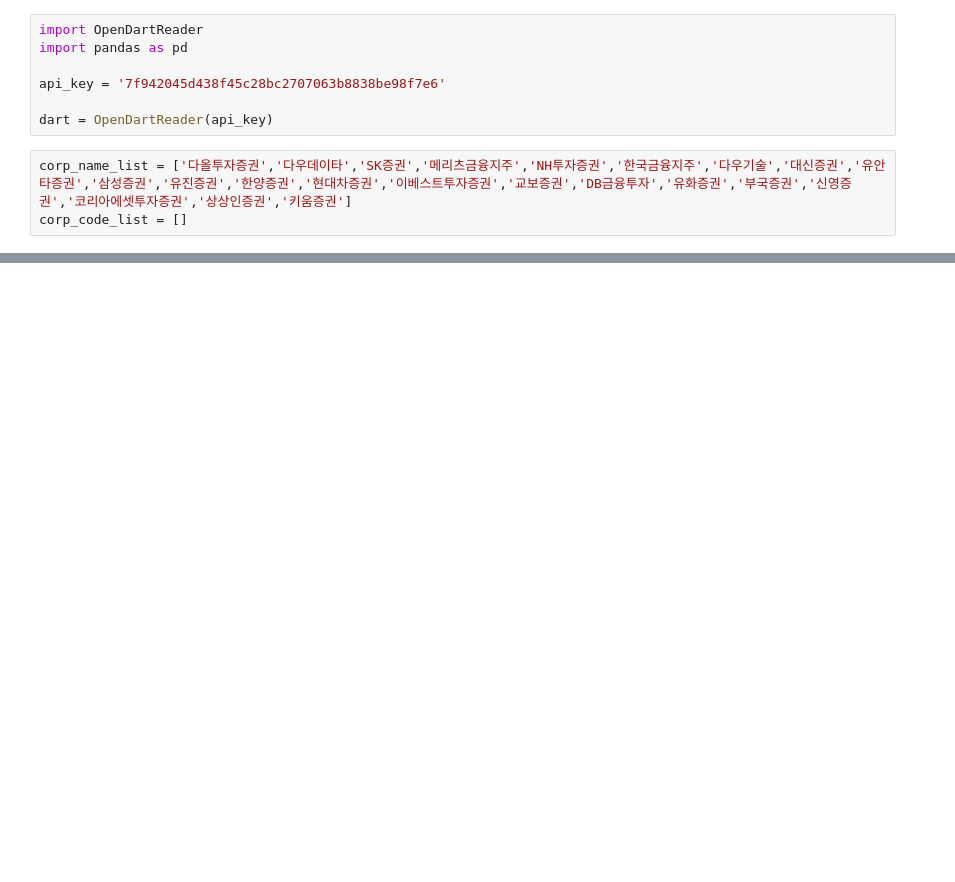
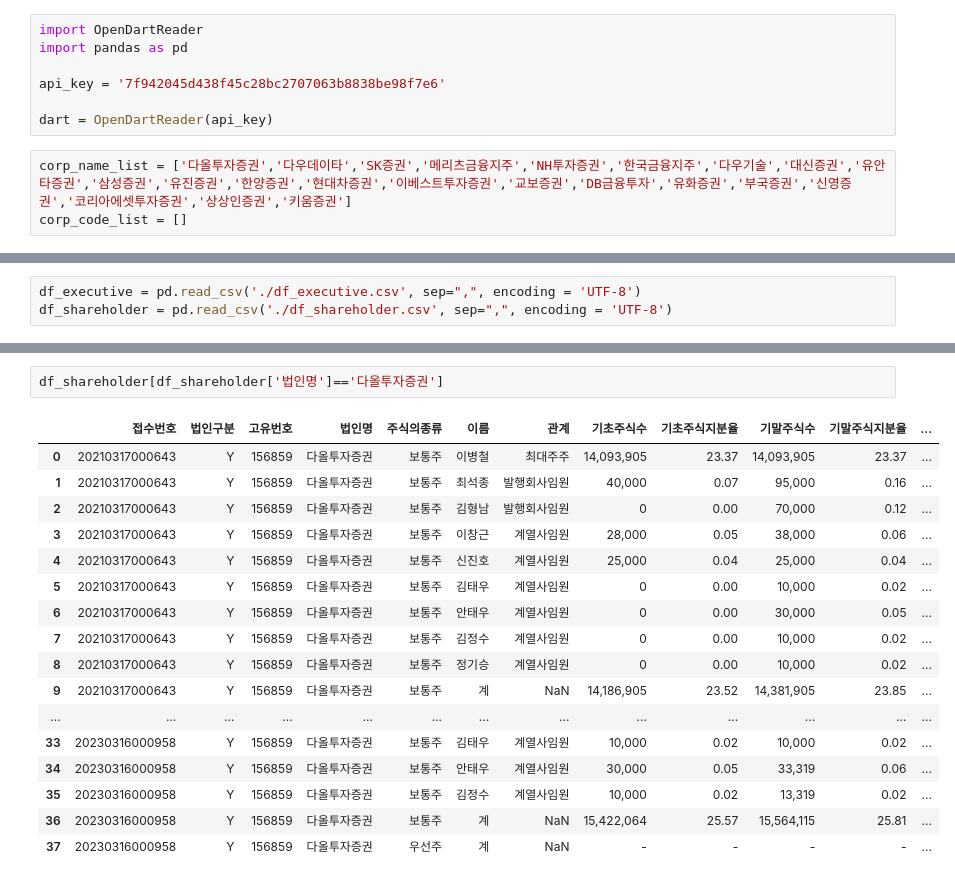
Before and after one commit to ESGcompetition/network-analysis, a Jupyter notebook: test.ipynb, the cells around one changed output, grey strips where cells are left out. Saved outputs shown, nothing was run; the diff lists cells and outputs as text; blank space fills up the shorter version.

```diff
--- a/test.ipynb
+++ b/test.ipynb
@@ -35,0 +39,3 @@ SK증권
+# %%
+df_executive = pd.read_csv('./df_executive.csv', sep=",", encoding = 'UTF-8')
+df_shareholder = pd.read_csv('./df_shareholder.csv', sep=",", encoding = 'UTF-8')
@@ -35,0 +135,20 @@ SK증권
+# %%
+df_shareholder[df_shareholder['법인명']=='다올투자증권']
+# %% [output]
+|  | 접수번호 | 법인구분 | 고유번호 | 법인명 | 주식의종류 | 이름 | 관계 | 기초주식수 | 기초주식지분율 | 기말주식수 | 기말주식지분율 | ... |
+| 0 | 20210317000643 | Y | 156859 | 다올투자증권 | 보통주 | 이병철 | 최대주주 | 14,093,905 | 23.37 | 14,093,905 | 23.37 | ... |
+| 1 | 20210317000643 | Y | 156859 | 다올투자증권 | 보통주 | 최석종 | 발행회사임원 | 40,000 | 0.07 | 95,000 | 0.16 | ... |
+| 2 | 20210317000643 | Y | 156859 | 다올투자증권 | 보통주 | 김형남 | 발행회사임원 | 0 | 0.00 | 70,000 | 0.12 | ... |
+| 3 | 20210317000643 | Y | 156859 | 다올투자증권 | 보통주 | 이창근 | 계열사임원 | 28,000 | 0.05 | 38,000 | 0.06 | ... |
+| 4 | 20210317000643 | Y | 156859 | 다올투자증권 | 보통주 | 신진호 | 계열사임원 | 25,000 | 0.04 | 25,000 | 0.04 | ... |
+| 5 | 20210317000643 | Y | 156859 | 다올투자증권 | 보통주 | 김태우 | 계열사임원 | 0 | 0.00 | 10,000 | 0.02 | ... |
+| 6 | 20210317000643 | Y | 156859 | 다올투자증권 | 보통주 | 안태우 | 계열사임원 | 0 | 0.00 | 30,000 | 0.05 | ... |
+| 7 | 20210317000643 | Y | 156859 | 다올투자증권 | 보통주 | 김정수 | 계열사임원 | 0 | 0.00 | 10,000 | 0.02 | ... |
+| 8 | 20210317000643 | Y | 156859 | 다올투자증권 | 보통주 | 정기승 | 계열사임원 | 0 | 0.00 | 10,000 | 0.02 | ... |
+| 9 | 20210317000643 | Y | 156859 | 다올투자증권 | 보통주 | 계 | NaN | 14,186,905 | 23.52 | 14,381,905 | 23.85 | ... |
+| ... | ... | ... | ... | ... | ... | ... | ... | ... | ... | ... | ... | ... |
+| 33 | 20230316000958 | Y | 156859 | 다올투자증권 | 보통주 | 김태우 | 계열사임원 | 10,000 | 0.02 | 10,000 | 0.02 | ... |
+| 34 | 20230316000958 | Y | 156859 | 다올투자증권 | 보통주 | 안태우 | 계열사임원 | 30,000 | 0.05 | 33,319 | 0.06 | ... |
+| 35 | 20230316000958 | Y | 156859 | 다올투자증권 | 보통주 | 김정수 | 계열사임원 | 10,000 | 0.02 | 13,319 | 0.02 | ... |
+| 36 | 20230316000958 | Y | 156859 | 다올투자증권 | 보통주 | 계 | NaN | 15,422,064 | 25.57 | 15,564,115 | 25.81 | ... |
+| 37 | 20230316000958 | Y | 156859 | 다올투자증권 | 우선주 | 계 | NaN | - | - | - | - | ... |
```
Also changed, not shown: parts of 11 cells of this notebook, 3 other files.
